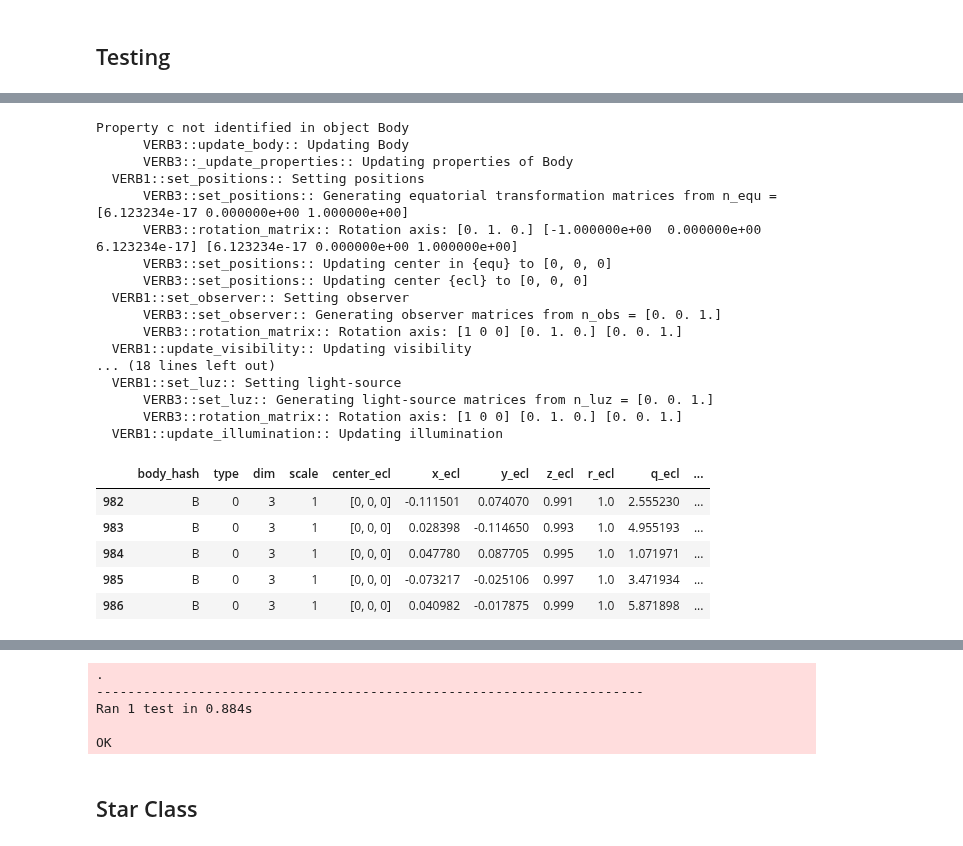
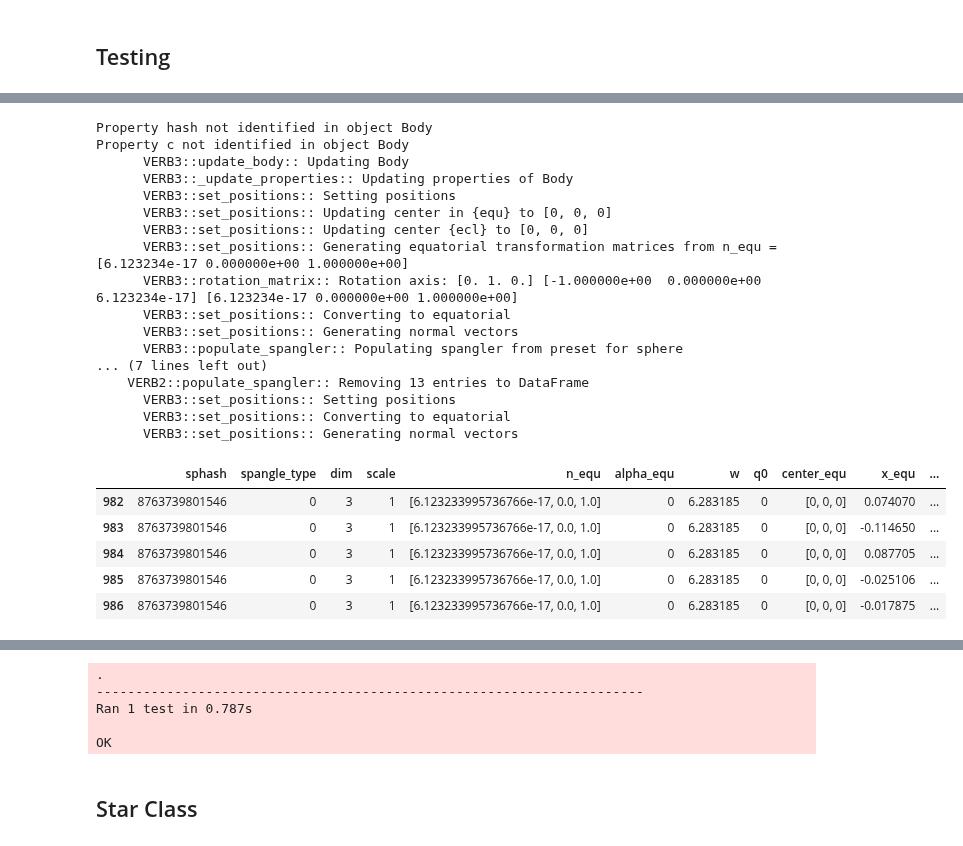
Before and after one commit to seap-udea/pryngles, a Jupyter notebook: dev/pryngles-body.ipynb, the cells around one changed output, grey strips where cells are left out. Drawn from its saved outputs; the diff is of its cells as text; code cells hidden in the pictures.

```diff
--- a/dev/pryngles-body.ipynb
+++ b/dev/pryngles-body.ipynb
@@ -125,7 +121,7 @@ These are the default attributes for any body.
 BODY_DEFAULTS=dict()
 BODY_DEFAULTS.update(odict(
 
-    hash=None,
+    bhash=None,
 
     #Orbit
     m=1,
@@ -136,7 +132,7 @@ BODY_DEFAULTS.update(odict(
     i=0, #Inclination of the rotational axis
     roll=0,
     alpha=0, #Zero meridian
-    t0=0,
+    q0=0,
 
     #Optics
     nspangles=1000,
@@ -157,10 +153,10 @@ class Body(PrynglesCommon):
         self.__defaults=defaults
 
         #Hash object
-        if 'hash' in props:
-            bhash=self.hash=str(props["hash"])
+        if 'bhash' in props:
+            bhash=self.bhash=str(props["bhash"])
         else:
-            bhash=self.hash=str(hash(self))
+            bhash=self.bhash=str(hash(self))
 
         #Update childs and parent
         if primary is not None:
@@ -176,7 +172,7 @@ class Body(PrynglesCommon):
         #Update default properties
         self.__dict__.update(defaults)
         #Recover hash
-        self.hash=bhash
+        self.bhash=bhash
         #Update body
         self.update_body(**props)
 
@@ -205,16 +201,16 @@ class Body(PrynglesCommon):
         if 'childs' not in self.__dict__:
             self.childs=dict()
         if child is not None:
-            verbose(VERB_VERIFY,f"Add child {child.hash} to body {self.kind} ({self.hash})")
-            self.childs[child.hash]=child
+            verbose(VERB_VERIFY,f"Add child {child.bhash} to body {self.kind} ({self.bhash})")
+            self.childs[child.bhash]=child
 
     def _update_primary(self,primary=None):
         if 'primary' not in self.__dict__:
             if primary:
-                verbose(VERB_VERIFY,f"Add primary {primary.hash} to body {self.kind} ({self.hash})")
+                verbose(VERB_VERIFY,f"Add primary {primary.bhash} to body {self.kind} ({self.bhash})")
             self.primary=primary
         elif primary is not None:
-            verbose(VERB_VERIFY,f"Add parent {primary.hash} to body {self.kind} ({self.hash})")
+            verbose(VERB_VERIFY,f"Add parent {primary.bhash} to body {self.kind} ({self.bhash})")
             self.primary=primary
             parent._update_childs(self)
 
@@ -278,18 +277,17 @@ def spangle_body(self):
     """
 
     #Create spangler
-    self.sp=Spangler(
+    self.sg=Spangler(
         nspangles=self.nspangles,
-        body_hash=self.hash,
-        spangle_type=self.spangle_type,
+        sphash=self.bhash,
         n_equ=self.n_equ,
         alpha_equ=self.alpha,
-        w_equ=self.wrot,
-        t0_equ=self.t0,
+        w=self.wrot,
+        q0=self.q0,
     )
 
     #Populate spangler
-    self.sp.populate_spangler(
+    self.sg.populate_spangler(
         scale=self.radius,
         seed=self.seed,
         geometry=self.geometry,
@@ -302,49 +300,50 @@ Body.spangle_body=spangle_body
 # %%
 if IN_JUPYTER:
     def test_spangle(self):
 
         Verbose.VERBOSITY=VERB_ALL
 
         B=Body("Body",BODY_DEFAULTS,None,hash='B',m=2,c=2)
         B.spangle_body()
 
-        print_df(B.sp.data.tail())
-        B.sp.plot3d()
+        print_df(B.sg.data.tail())
+        B.sg.update_simple_state()
+        B.sg.plot3d()
 
         Verbose.VERBOSITY=VERB_NONE
 
     class Test(unittest.TestCase):pass
     Test.test_spangle=test_spangle
     unittest.main(argv=['first-arg-is-ignored'],exit=False)
 # %% [output]
+Property hash not identified in object Body
 Property c not identified in object Body
       VERB3::update_body:: Updating Body
       VERB3::_update_properties:: Updating properties of Body
-  VERB1::set_positions:: Setting positions
+      VERB3::set_positions:: Setting positions
+      VERB3::set_positions:: Updating center in {equ} to [0, 0, 0]
+      VERB3::set_positions:: Updating center {ecl} to [0, 0, 0]
       VERB3::set_positions:: Generating equatorial transformation matrices from n_equ = [6.123234e-17 0.000000e+00 1.000000e+00]
       VERB3::rotation_matrix:: Rotation axis: [0. 1. 0.] [-1.000000e+00  0.000000e+00  6.123234e-17] [6.123234e-17 0.000000e+00 1.000000e+00]
-      VERB3::set_positions:: Updating center in {equ} to [0, 0, 0]
-      VERB3::set_positions:: Updating center {ecl} to [0, 0, 0]
-  VERB1::set_observer:: Setting observer
-      VERB3::set_observer:: Generating observer matrices from n_obs = [0. 0. 1.]
-      VERB3::rotation_matrix:: Rotation axis: [1 0 0] [0. 1. 0.] [0. 0. 1.]
-  VERB1::update_visibility:: Updating visibility
-... (18 lines left out)
-  VERB1::set_luz:: Setting light-source
-      VERB3::set_luz:: Generating light-source matrices from n_luz = [0. 0. 1.]
-      VERB3::rotation_matrix:: Rotation axis: [1 0 0] [0. 1. 0.] [0. 0. 1.]
-  VERB1::update_illumination:: Updating illumination
+      VERB3::set_positions:: Converting to equatorial
+      VERB3::set_positions:: Generating normal vectors
+      VERB3::populate_spangler:: Populating spangler from preset for sphere
+... (7 lines left out)
+    VERB2::populate_spangler:: Removing 13 entries to DataFrame
+      VERB3::set_positions:: Setting positions
+      VERB3::set_positions:: Converting to equatorial
+      VERB3::set_positions:: Generating normal vectors
-|  | body_hash | type | dim | scale | center_ecl | x_ecl | y_ecl | z_ecl | r_ecl | q_ecl | ... |
-| 982 | B | 0 | 3 | 1 | [0, 0, 0] | -0.111501 | 0.074070 | 0.991 | 1.0 | 2.555230 | ... |
-| 983 | B | 0 | 3 | 1 | [0, 0, 0] | 0.028398 | -0.114650 | 0.993 | 1.0 | 4.955193 | ... |
-| 984 | B | 0 | 3 | 1 | [0, 0, 0] | 0.047780 | 0.087705 | 0.995 | 1.0 | 1.071971 | ... |
-| 985 | B | 0 | 3 | 1 | [0, 0, 0] | -0.073217 | -0.025106 | 0.997 | 1.0 | 3.471934 | ... |
-| 986 | B | 0 | 3 | 1 | [0, 0, 0] | 0.040982 | -0.017875 | 0.999 | 1.0 | 5.871898 | ... |
+|  | sphash | spangle_type | dim | scale | n_equ | alpha_equ | w | q0 | center_equ | x_equ | ... |
+| 982 | 8763739801546 | 0 | 3 | 1 | [6.123233995736766e-17, 0.0, 1.0] | 0 | 6.283185 | 0 | [0, 0, 0] | 0.074070 | ... |
+| 983 | 8763739801546 | 0 | 3 | 1 | [6.123233995736766e-17, 0.0, 1.0] | 0 | 6.283185 | 0 | [0, 0, 0] | -0.114650 | ... |
+| 984 | 8763739801546 | 0 | 3 | 1 | [6.123233995736766e-17, 0.0, 1.0] | 0 | 6.283185 | 0 | [0, 0, 0] | 0.087705 | ... |
+| 985 | 8763739801546 | 0 | 3 | 1 | [6.123233995736766e-17, 0.0, 1.0] | 0 | 6.283185 | 0 | [0, 0, 0] | -0.025106 | ... |
+| 986 | 8763739801546 | 0 | 3 | 1 | [6.123233995736766e-17, 0.0, 1.0] | 0 | 6.283185 | 0 | [0, 0, 0] | -0.017875 | ... |
 [interactive output not drawn]
 [interactive output not drawn]
 .
 ----------------------------------------------------------------------
-Ran 1 test in 0.884s
+Ran 1 test in 0.787s
 
 OK
 # %% [markdown]
```
Also changed, not shown: parts of 15 cells of this notebook, 13 other files.
